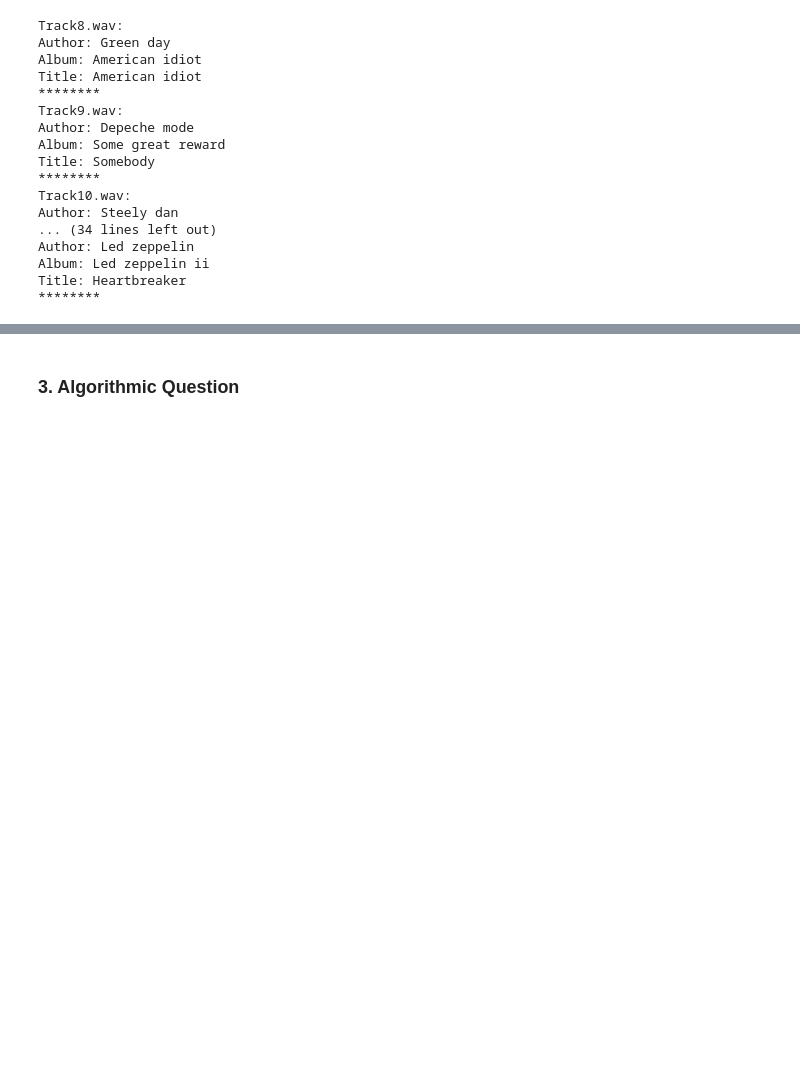
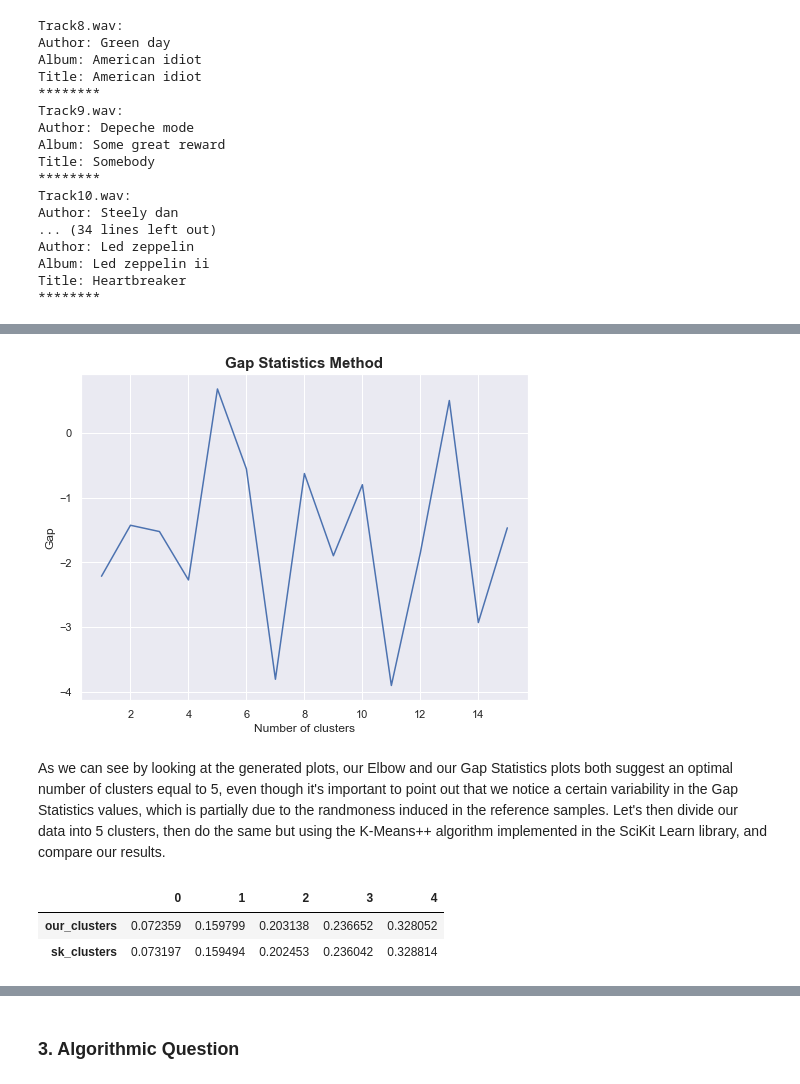
Before and after one commit to alessandro12036/adm_hw4, a Jupyter notebook: main.ipynb, the cells around one changed output, grey strips where cells are left out. Cells and saved outputs as stored; diff of their text form; code cells hidden in the pictures; blank space fills up the shorter version.

```diff
--- a/main.ipynb
+++ b/main.ipynb
@@ -293,0 +610,32 @@ Title: Heartbreaker
+# %%
+def gap(data):
+    res = []
+    for i in tqdm(range(1,16)):
+        # creating clusters for our data and generating the reference random samples
+        clusters= kmeans(data, i, 100)[0]
+        w_k_b = generate_references(10, data, i)
+        for j in range(i):
+            # computing sum of pairwise distances for our clusters
+            cluster = data[clusters == j]
+            rs = 0
+            dist = sum(pdist(cluster, 'euclidean'))
+            # normalizing
+            rs += (1/2*len(cluster)*dist)
+        # computing the expected value of the random samples
+        exp_value = np.mean(np.log(w_k_b))
+        # computing gap statistics
+        gap = exp_value - np.log(rs)
+        res.append(gap)
+    # plotting gap statistics for each number of clusters
+    plt.plot([x for x in range(1,16)], res)
+    plt.title('Gap Statistics Method', fontweight='bold', fontsize=15)
+    plt.ylabel('Gap')
+    plt.xlabel('Number of clusters')
+    plt.show()
+# %%
+gap(PCA_df)
+# %% [output]
+[figure, added]
+# %% [markdown]
+As we can see by looking at the generated plots, our Elbow and our Gap Statistics plots both suggest an optimal number of clusters equal to 5, even though it's important to point out that we notice a certain variability in the Gap Statistics values, which is partially due to the randmoness induced in the reference samples.
+Let's then divide our data into 5 clusters, then do the same but using the K-Means++ algorithm implemented in the SciKit Learn library, and compare our results.
@@ -293,0 +654,8 @@ Title: Heartbreaker
+# %%
+clust_perc = (PCA_df['our_clusters'].value_counts() / 13129).sort_values(ignore_index = True)
+clust_perc_sk = (PCA_df['sk_clusters'].value_counts() / 13129).sort_values(ignore_index = True)
+pd.DataFrame([clust_perc, clust_perc_sk])
+# %% [output]
+|  | 0 | 1 | 2 | 3 | 4 |
+| our_clusters | 0.072359 | 0.159799 | 0.203138 | 0.236652 | 0.328052 |
+| sk_clusters | 0.073197 | 0.159494 | 0.202453 | 0.236042 | 0.328814 |
```
Also changed, not shown: parts of 132 cells of this notebook.
